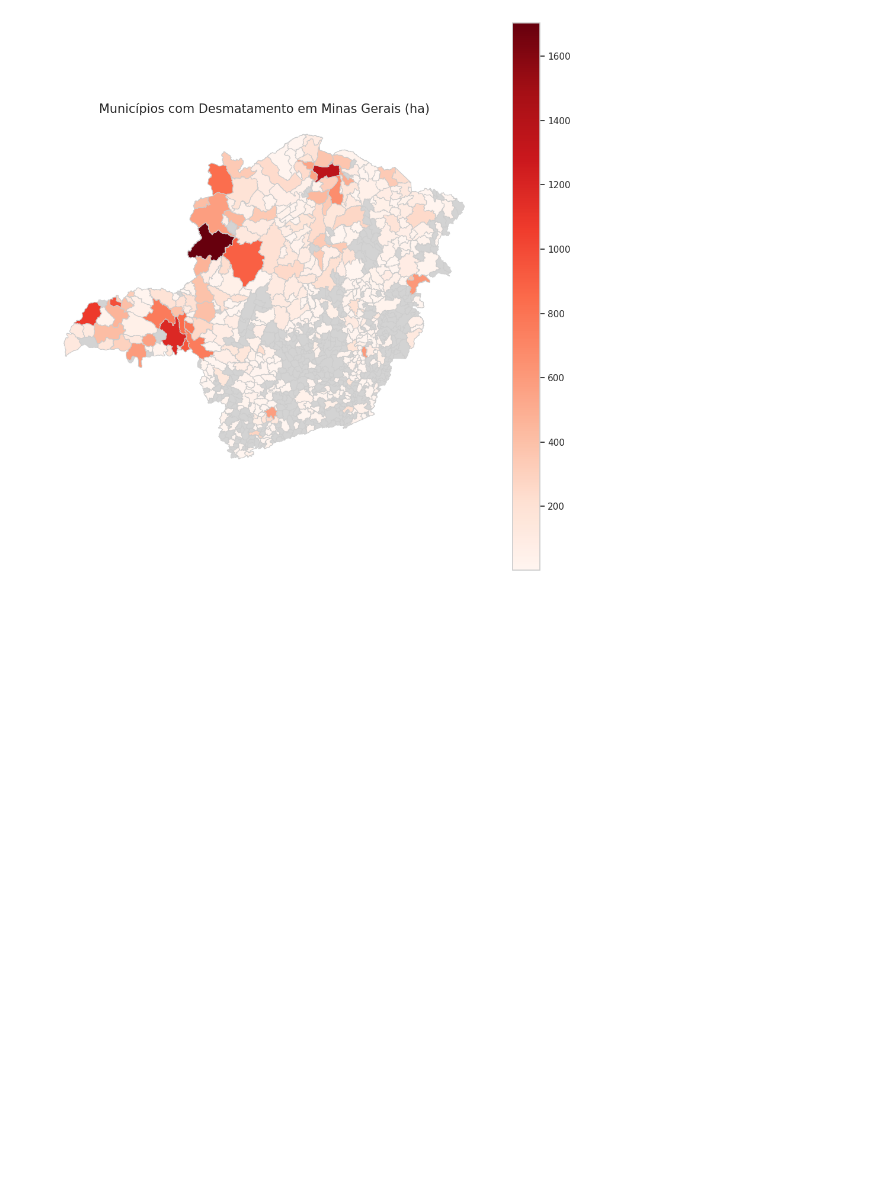
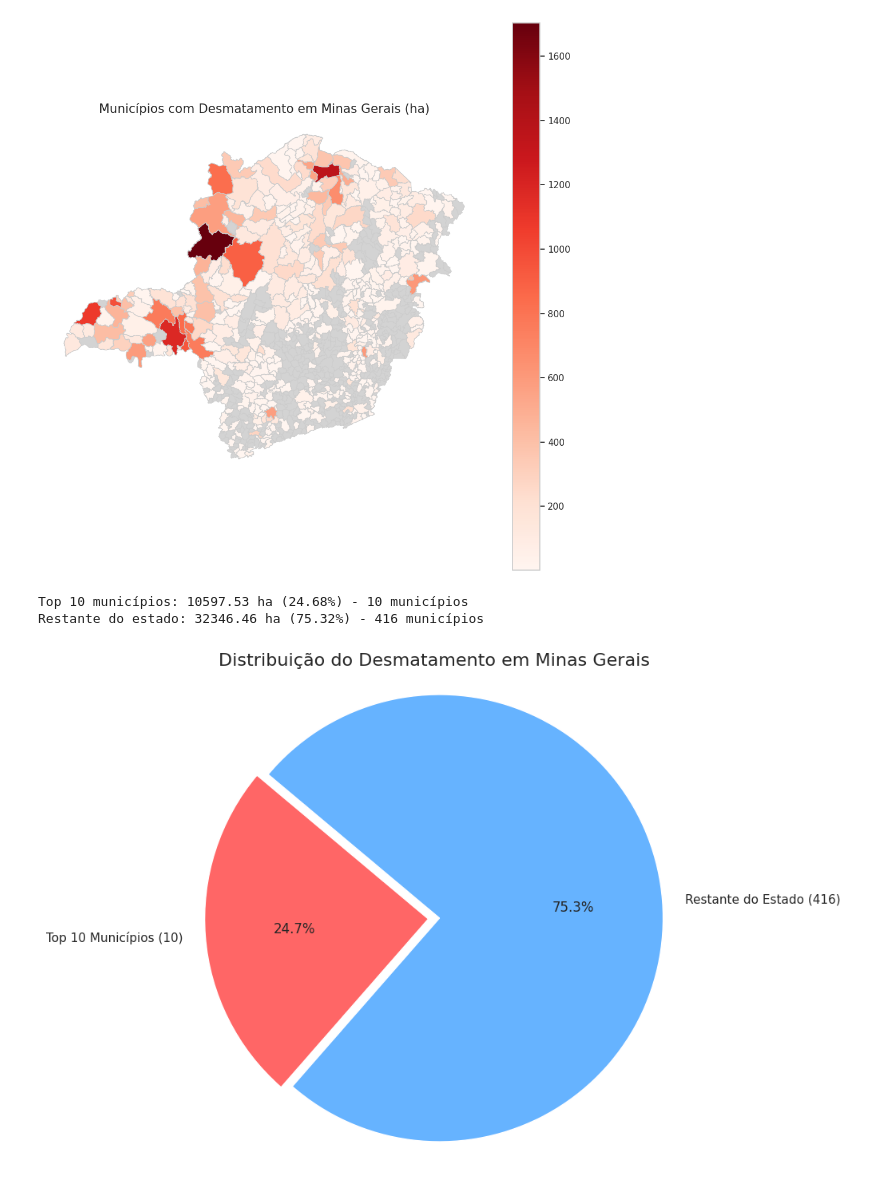
Before and after one commit to isabellehaga/aq-data-scientist-test, a Jupyter notebook: 03_visualizacao.ipynb, the cells around one changed output. Cells and saved outputs as stored; diff of their text form; code cells hidden in the pictures; blank space fills up the shorter version.

```diff
--- a/03_visualizacao.ipynb
+++ b/03_visualizacao.ipynb
@@ -545,3 +547,41 @@ ax.axis('off')
 plt.show()
 # %% [output]
 [figure]
+# %%
+# Somar área desmatada por município
+soma_municipio = df2.groupby('municipio')['area_ha'].sum().sort_values(ascending=False)
+
+# Top 10 municípios
+top10 = soma_municipio.head(10)
+num_top10 = top10.count()  # quantidade de municípios no top 10
+
+# Restante do estado
+resto = soma_municipio[10:]
+num_resto = resto.count()  # quantidade de municípios no restante
+
+# Total do estado
+total_estado = soma_municipio.sum()
+
+# Percentuais
+percent_top10 = top10.sum() / total_estado * 100
+percent_resto = resto.sum() / total_estado * 100
+
+print(f"Top 10 municípios: {top10.sum():.2f} ha ({percent_top10:.2f}%) - {num_top10} municípios")
+print(f"Restante do estado: {resto.sum():.2f} ha ({percent_resto:.2f}%) - {num_resto} municípios")
+# %% [output]
+Top 10 municípios: 10597.53 ha (24.68%) - 10 municípios
+Restante do estado: 32346.46 ha (75.32%) - 416 municípios
+# %%
+# Dados
+valores = [top10.sum(), resto.sum()]
+labels = [f'Top 10 Municípios ({num_top10})', f'Restante do Estado ({num_resto})']
+cores = ['#ff6666', '#66b3ff']
+
+# Gráfico de pizza
+plt.figure(figsize=(8, 8))
+plt.pie(valores, labels=labels, colors=cores, autopct='%1.1f%%', startangle=140, explode=(0.05, 0))
+plt.title('Distribuição do Desmatamento em Minas Gerais', fontsize=16)
+plt.axis('equal')  # Deixa a pizza circular
+plt.show()
+# %% [output]
+[figure, added]
```
Also changed, not shown: parts of 2 cells of this notebook.
